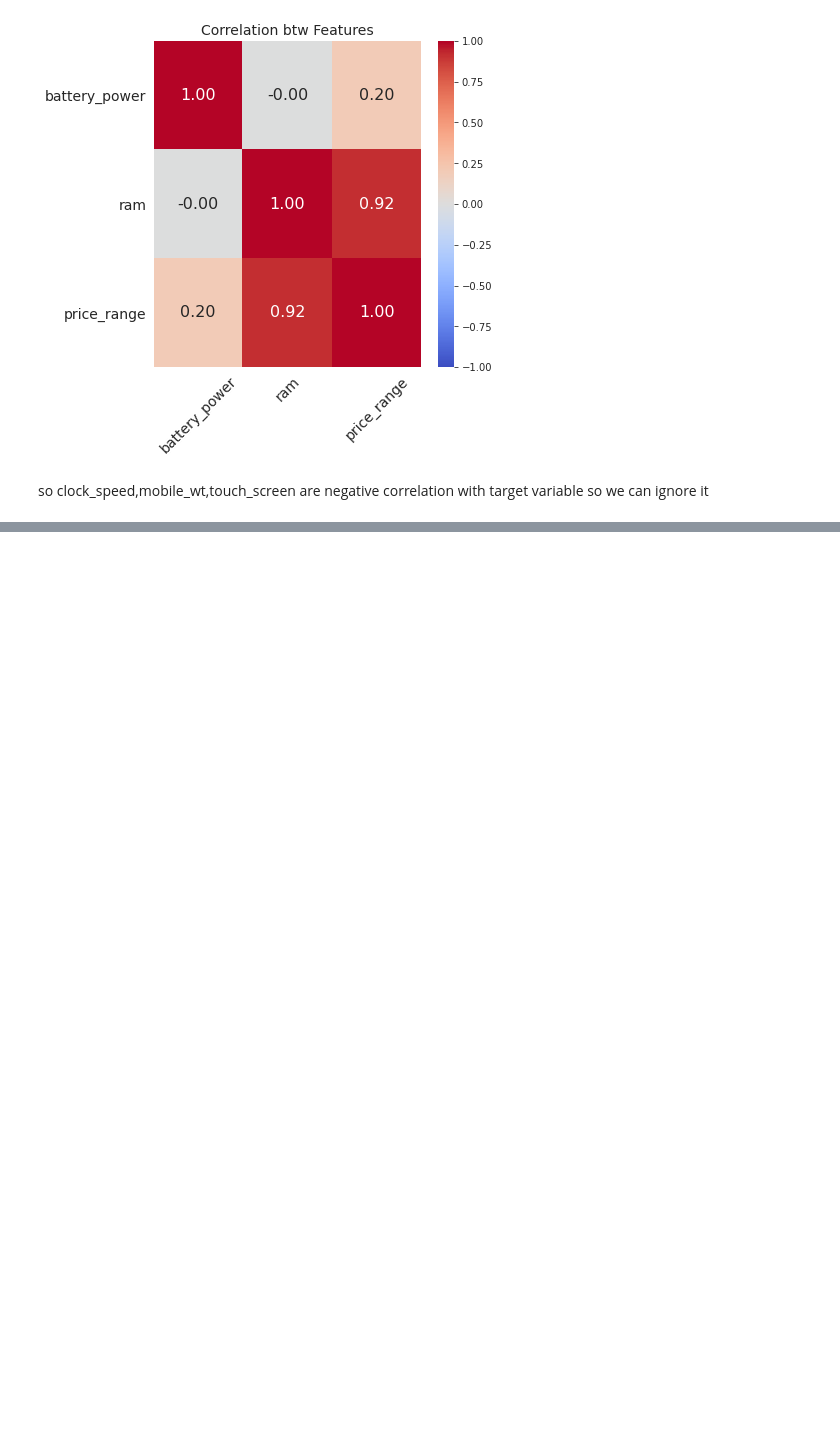
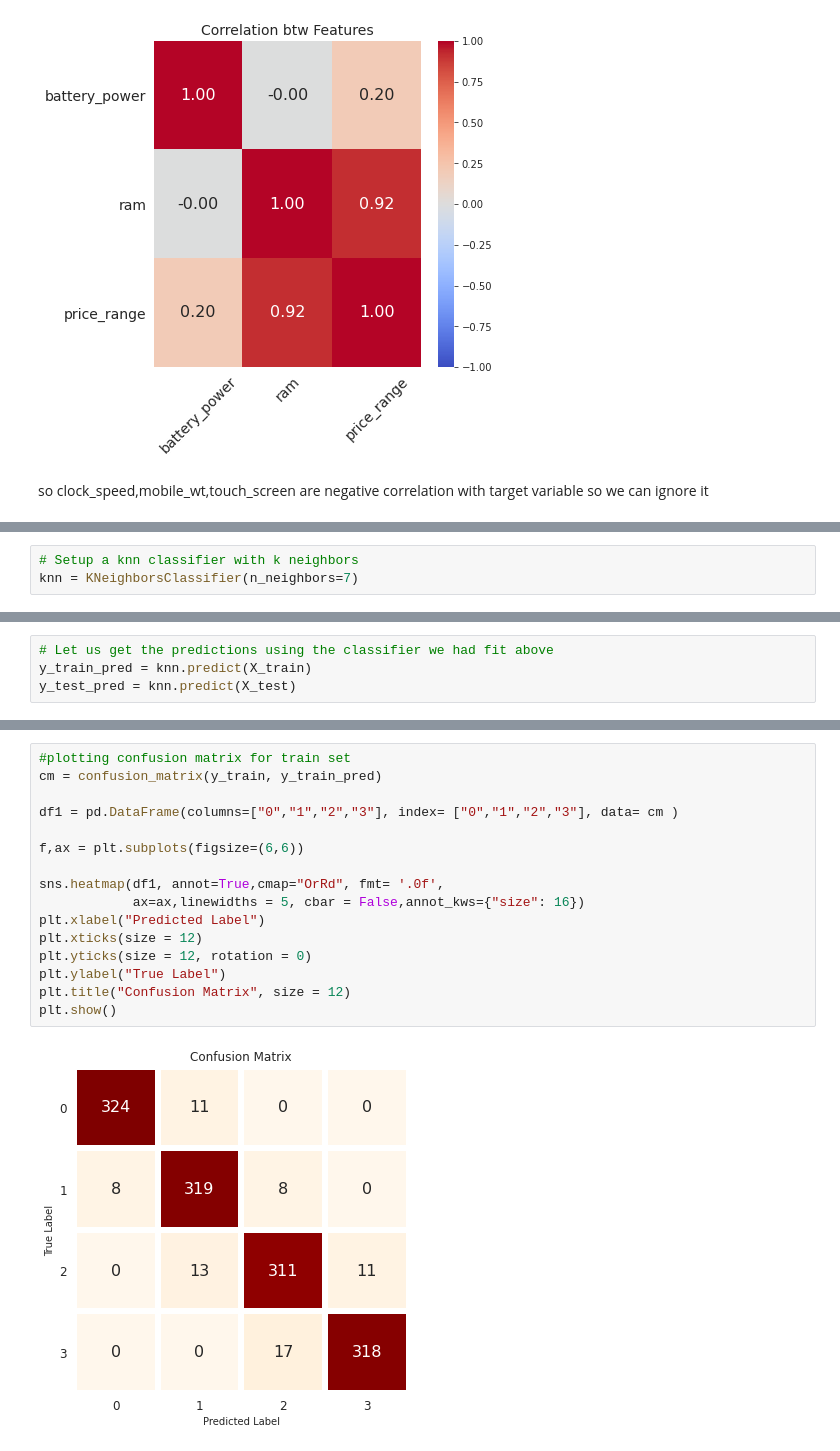
Before and after one commit to Navin321-alma/Mobile-Price-Range-Prediction-Classification, a Jupyter notebook: Mobile_Price_Range_Prediction.ipynb, the cells around one changed output, grey strips where cells are left out. Saved outputs shown, nothing was run; the diff lists cells and outputs as text; blank space fills up the shorter version.

```diff
--- a/Mobile_Price_Range_Prediction.ipynb
+++ b/Mobile_Price_Range_Prediction.ipynb
@@ -358,0 +411,3 @@ so clock_speed,mobile_wt,touch_screen are negative correlation with target varia
+# %%
+# Setup a knn classifier with k neighbors
+knn = KNeighborsClassifier(n_neighbors=7)
@@ -358,0 +435,4 @@ so clock_speed,mobile_wt,touch_screen are negative correlation with target varia
+# %%
+# Let us get the predictions using the classifier we had fit above
+y_train_pred = knn.predict(X_train)
+y_test_pred = knn.predict(X_test)
@@ -358,0 +447,18 @@ so clock_speed,mobile_wt,touch_screen are negative correlation with target varia
+# %%
+#plotting confusion matrix for train set
+cm = confusion_matrix(y_train, y_train_pred)
+
+df1 = pd.DataFrame(columns=["0","1","2","3"], index= ["0","1","2","3"], data= cm )
+
+f,ax = plt.subplots(figsize=(6,6))
+
+sns.heatmap(df1, annot=True,cmap="OrRd", fmt= '.0f',
+            ax=ax,linewidths = 5, cbar = False,annot_kws={"size": 16})
+plt.xlabel("Predicted Label")
+plt.xticks(size = 12)
+plt.yticks(size = 12, rotation = 0)
+plt.ylabel("True Label")
+plt.title("Confusion Matrix", size = 12)
+plt.show()
+# %% [output]
+[figure, added]
```
Also changed, not shown: parts of 50 cells of this notebook.
